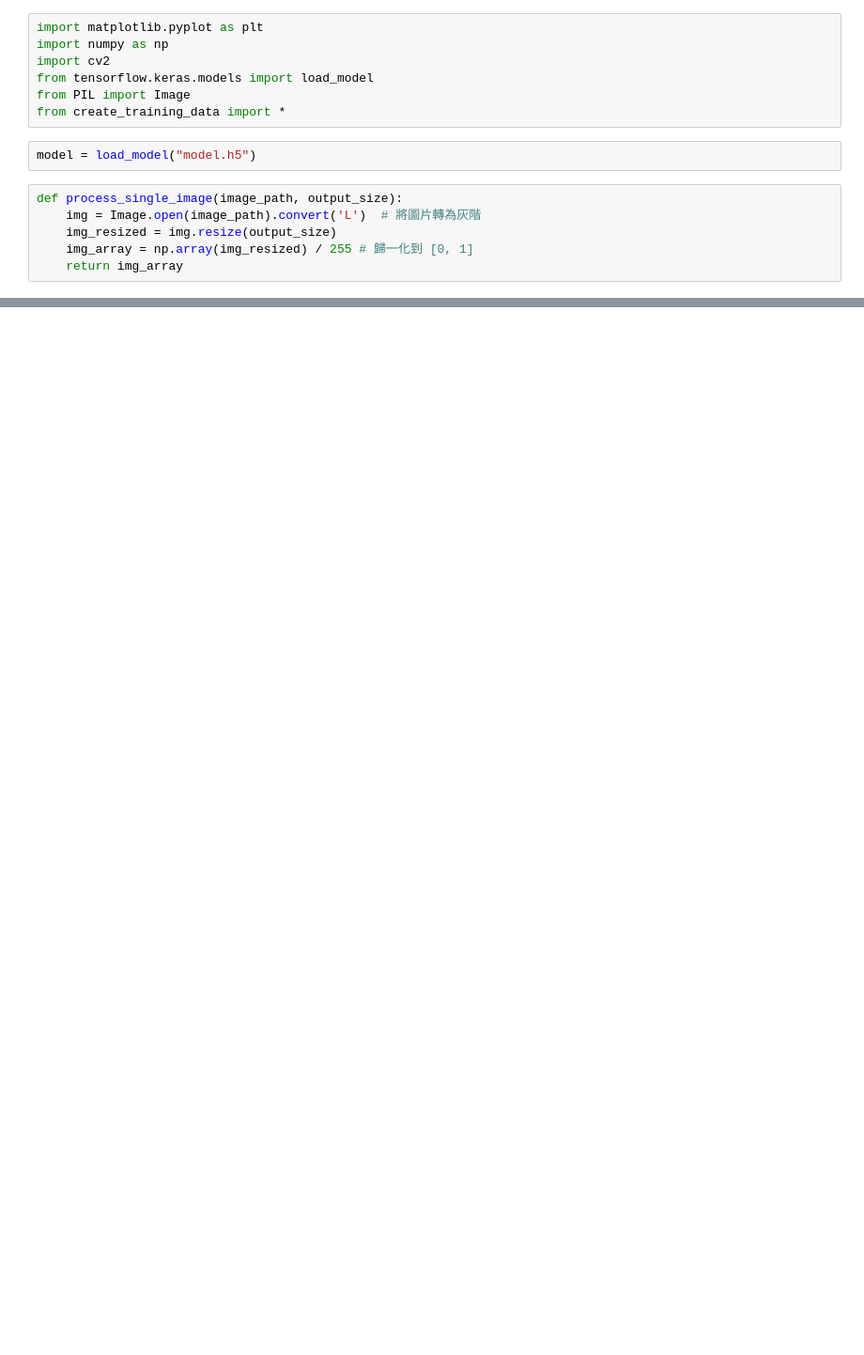
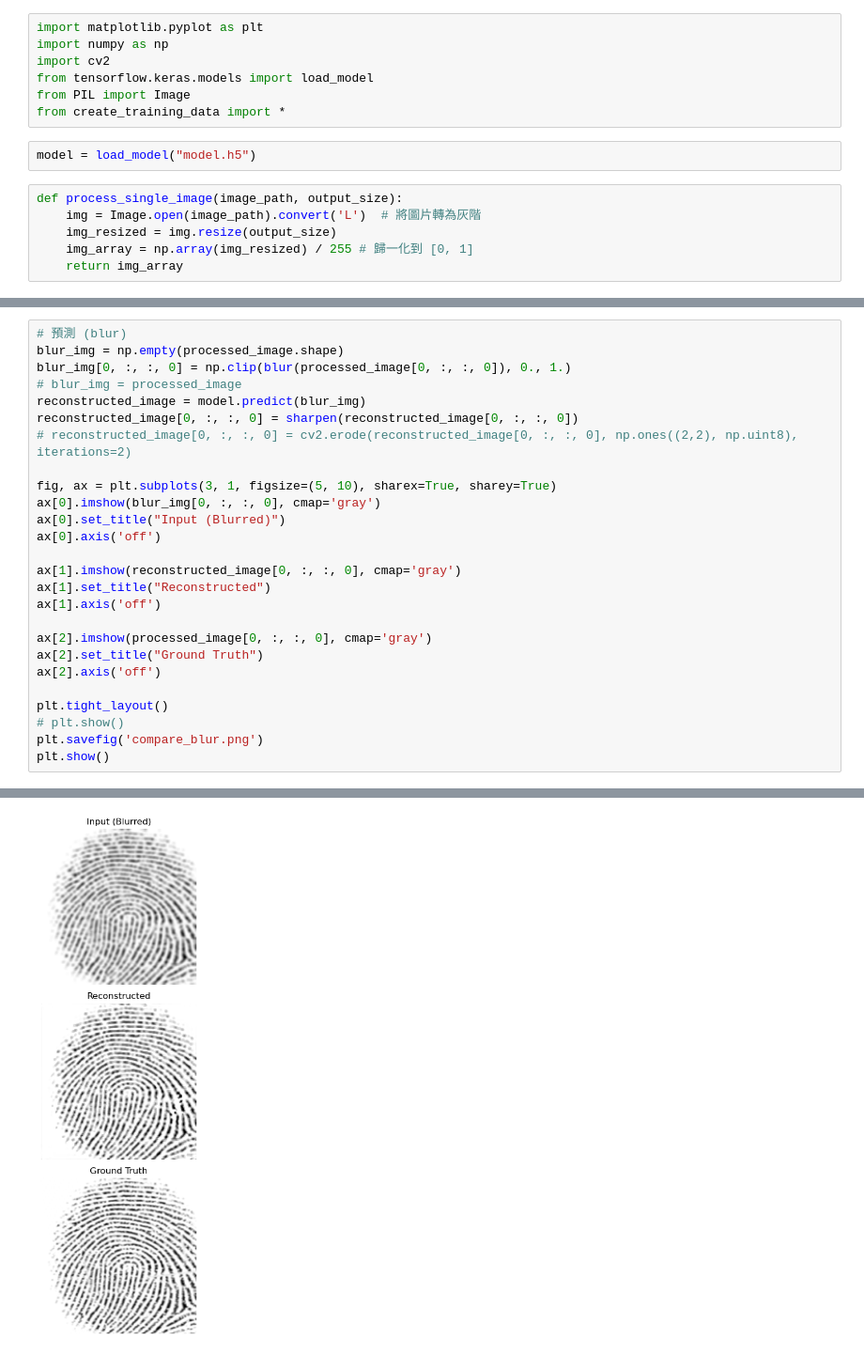
Before and after one commit to hyp0515/DIP_final_project, a Jupyter notebook: plot_predict.ipynb, the cells around one changed output, grey strips where cells are left out. Shown at 94% size. Cells and saved outputs as stored; diff of their text form; blank space fills up the shorter version.

```diff
--- a/plot_predict.ipynb
+++ b/plot_predict.ipynb
@@ -35,0 +55,27 @@ reconstructed_image[0, :, :, 0] = sharpen(reconstructed_image[0, :, :, 0])
+# %%
+# 預測 (blur)
+blur_img = np.empty(processed_image.shape)
+blur_img[0, :, :, 0] = np.clip(blur(processed_image[0, :, :, 0]), 0., 1.)
+# blur_img = processed_image
+reconstructed_image = model.predict(blur_img)
+reconstructed_image[0, :, :, 0] = sharpen(reconstructed_image[0, :, :, 0])
+# reconstructed_image[0, :, :, 0] = cv2.erode(reconstructed_image[0, :, :, 0], np.ones((2,2), np.uint8), iterations=2)
+
+fig, ax = plt.subplots(3, 1, figsize=(5, 10), sharex=True, sharey=True)
+ax[0].imshow(blur_img[0, :, :, 0], cmap='gray')
+ax[0].set_title("Input (Blurred)")
+ax[0].axis('off')
+
+ax[1].imshow(reconstructed_image[0, :, :, 0], cmap='gray')
+ax[1].set_title("Reconstructed")
+ax[1].axis('off')
+
+ax[2].imshow(processed_image[0, :, :, 0], cmap='gray')
+ax[2].set_title("Ground Truth")
+ax[2].axis('off')
+
+plt.tight_layout()
+# plt.show()
+plt.savefig('compare_blur.png')
+plt.show()
+# %% [output]
@@ -36 +83,2 @@ reconstructed_image[0, :, :, 0] = sharpen(reconstructed_image[0, :, :, 0])
+[figure, added]
 # %%
```
Also changed, not shown: parts of 6 cells of this notebook, 11 other files.
